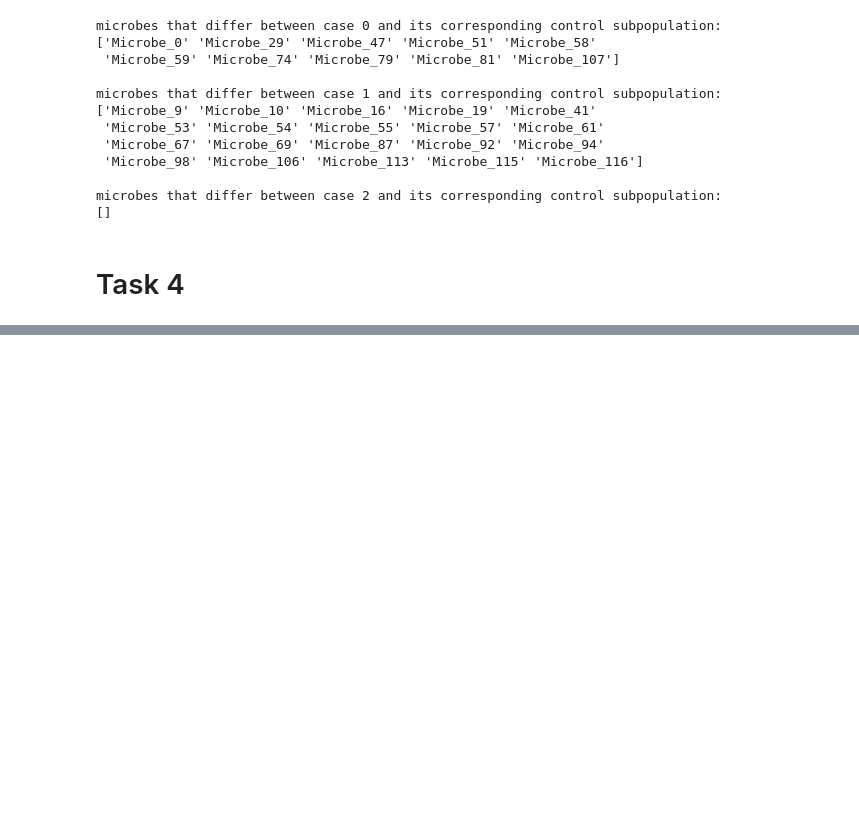
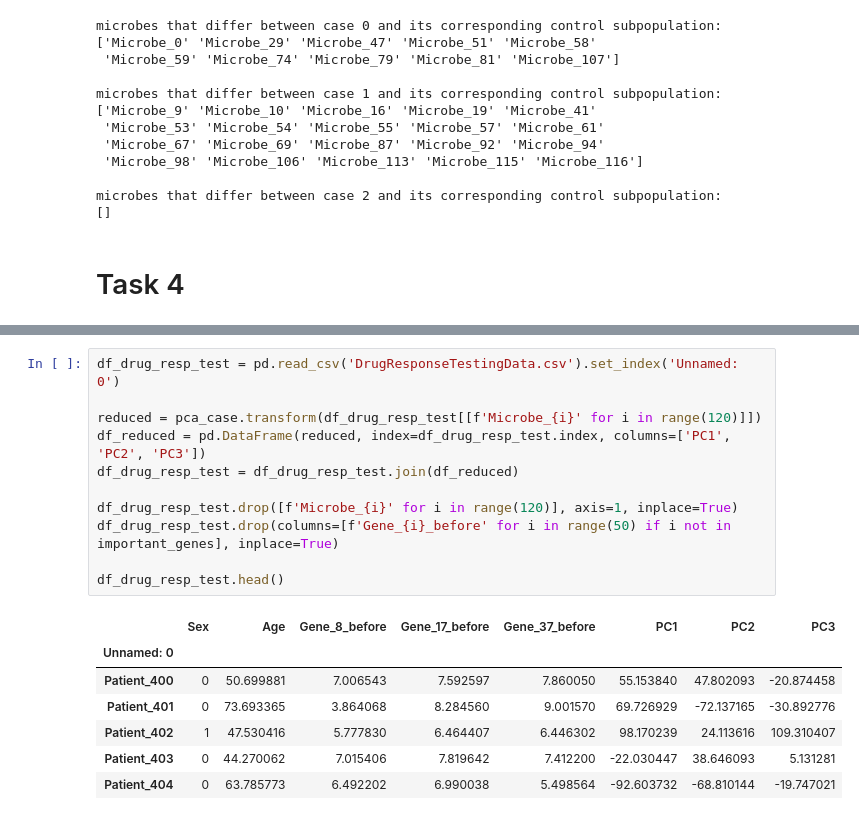
Before and after one commit to ArchieGertsman/ECE471-MP2, a Jupyter notebook: answers.ipynb, the cells around one changed output, grey strips where cells are left out. Cells and saved outputs as stored; diff of their text form; blank space fills up the shorter version.

```diff
--- a/answers.ipynb
+++ b/answers.ipynb
@@ -774,0 +843,19 @@ microbes that differ between case 2 and its corresponding control subpopulation:
+# %%
+df_drug_resp_test = pd.read_csv('DrugResponseTestingData.csv').set_index('Unnamed: 0')
+
+reduced = pca_case.transform(df_drug_resp_test[[f'Microbe_{i}' for i in range(120)]])
+df_reduced = pd.DataFrame(reduced, index=df_drug_resp_test.index, columns=['PC1', 'PC2', 'PC3'])
+df_drug_resp_test = df_drug_resp_test.join(df_reduced)
+
+df_drug_resp_test.drop([f'Microbe_{i}' for i in range(120)], axis=1, inplace=True)
+df_drug_resp_test.drop(columns=[f'Gene_{i}_before' for i in range(50) if i not in important_genes], inplace=True)
+
+df_drug_resp_test.head()
+# %% [output]
+|  | Sex | Age | Gene_8_before | Gene_17_before | Gene_37_before | PC1 | PC2 | PC3 |
+| Unnamed: 0 |  |  |  |  |  |  |  |  |
+| Patient_400 | 0 | 50.699881 | 7.006543 | 7.592597 | 7.860050 | 55.153840 | 47.802093 | -20.874458 |
+| Patient_401 | 0 | 73.693365 | 3.864068 | 8.284560 | 9.001570 | 69.726929 | -72.137165 | -30.892776 |
+| Patient_402 | 1 | 47.530416 | 5.777830 | 6.464407 | 6.446302 | 98.170239 | 24.113616 | 109.310407 |
+| Patient_403 | 0 | 44.270062 | 7.015406 | 7.819642 | 7.412200 | -22.030447 | 38.646093 | 5.131281 |
+| Patient_404 | 0 | 63.785773 | 6.492202 | 6.990038 | 5.498564 | -92.603732 | -68.810144 | -19.747021 |
```
Also changed, not shown: parts of 9 cells of this notebook, 1 other file.
